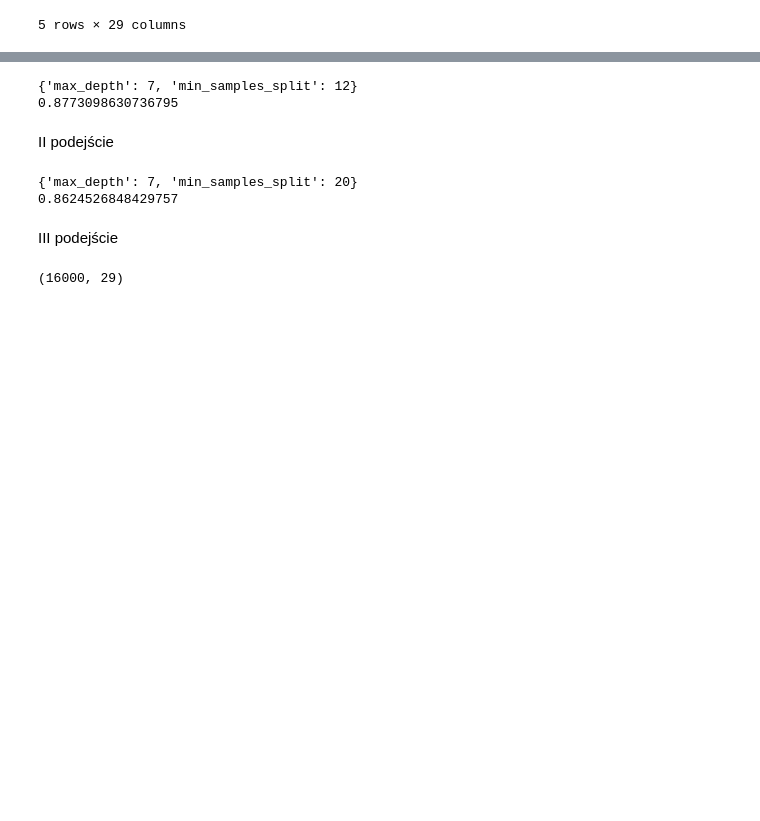
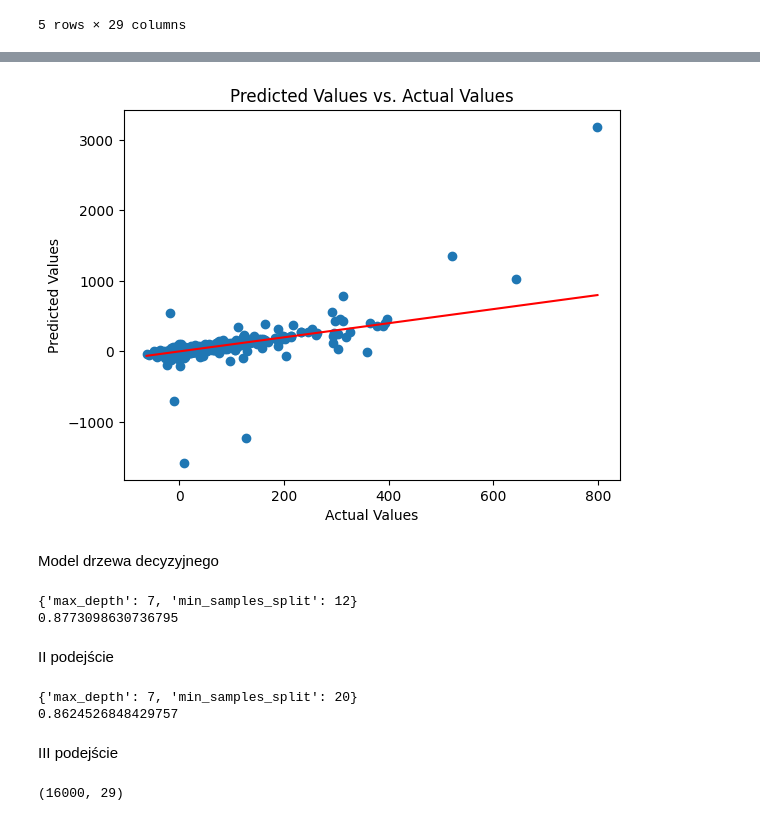
Before and after one commit to lukaszek358/SDA, a Jupyter notebook: projekt_końcowy_modelowanie_FINAL.ipynb, the cells around one changed output, grey strips where cells are left out. Drawn from its saved outputs; the diff is of its cells as text; code cells hidden in the pictures; blank space fills up the shorter version.

```diff
--- a/projekt_końcowy_modelowanie_FINAL.ipynb
+++ b/projekt_końcowy_modelowanie_FINAL.ipynb
@@ -63,0 +144,7 @@ X_train, X_test, y_train, y_test = train_test_split(X, y, test_size=0.25, random
+# %%
+X_train, X_test, y_train, y_test = train_test_split(X, y, test_size=0.25, random_state=42)
+# %%
+poly = PolynomialFeatures(degree = 3)
+X_poly = poly.fit_transform(X_train) #dopasowanie danych instacją 'poly' i przekształcanie metodą 'fit_transform' do zmiennej zawierającej cechy wielomianowe
+X_test_poly = poly.fit_transform(X_test)
+# X_test_poly.shape
@@ -64,3 +173,17 @@ X_train, X_test, y_train, y_test = train_test_split(X, y, test_size=0.25, random
+# %%
+plt.scatter(y_test, y_pred)
+plt.xlabel('Actual Values')
+plt.ylabel('Predicted Values')
+plt.title('Predicted Values vs. Actual Values')
+
+plt.plot([y_test.min(), y_test.max()], [y_test.min(), y_test.max()], color='red')
+
+plt.show()
+plt.show()
+# %% [output]
+[figure, added]
+# %% [markdown]
+Model drzewa decyzyjnego
 # %%
 model = DecisionTreeRegressor()
 # %%
```
Also changed, not shown: parts of 21 cells of this notebook.
